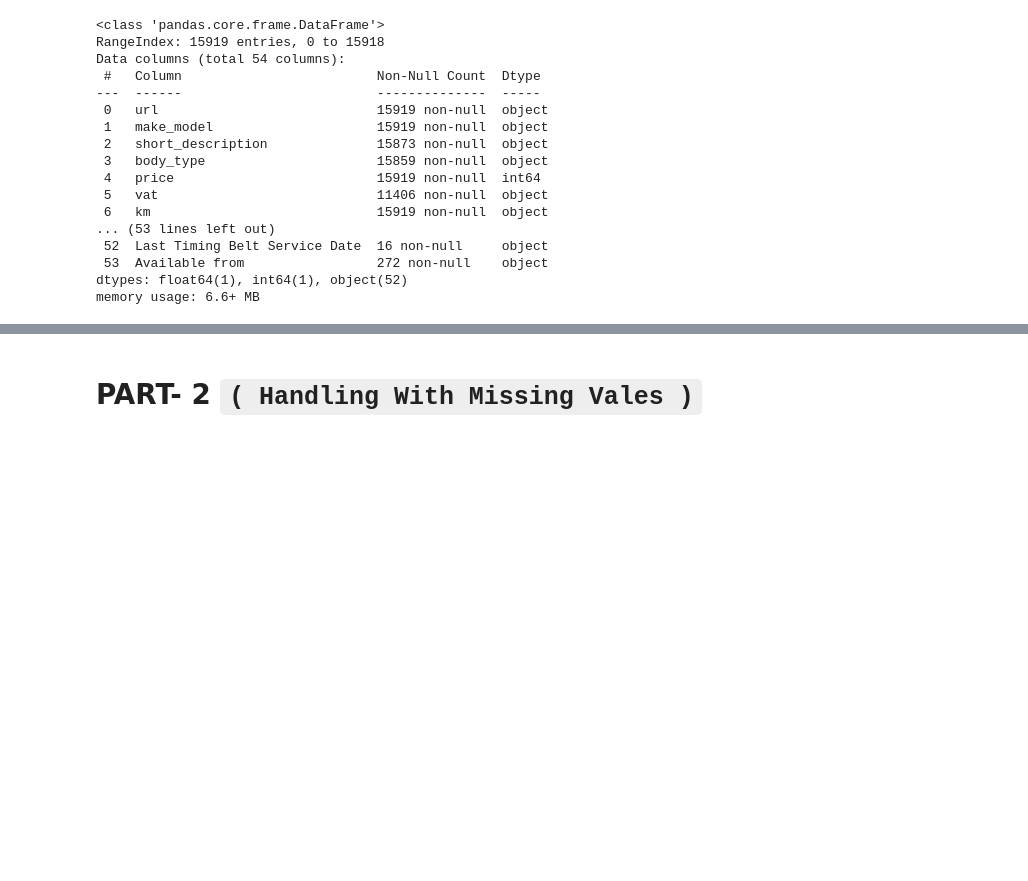
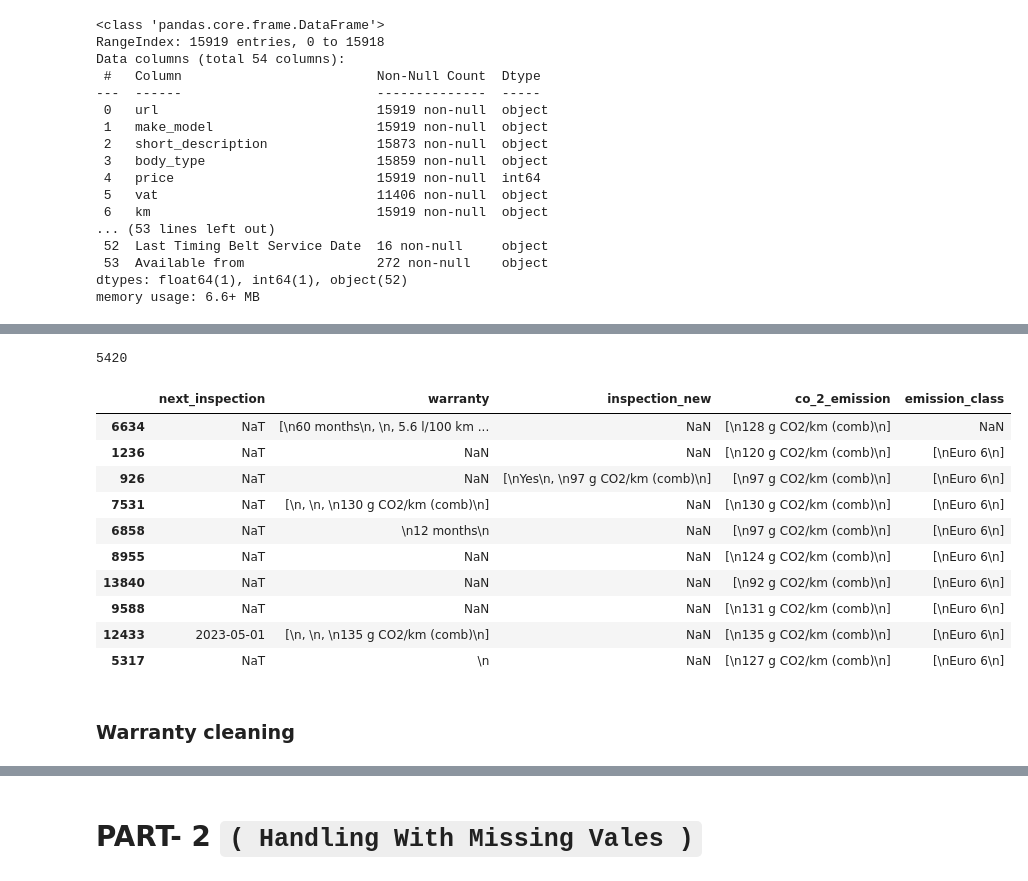
Before and after one commit to YusufSHub/DAwPython-Capstone-Project, a Jupyter notebook: DAwPy-Capstone_Project_(AutoScout)_D1124-Yusuf.ipynb, the cells around one changed output, grey strips where cells are left out. Saved outputs shown, nothing was run; the diff lists cells and outputs as text; code cells hidden in the pictures; blank space fills up the shorter version.

```diff
--- a/DAwPy-Capstone_Project_(AutoScout)_D1124-Yusuf.ipynb
+++ b/DAwPy-Capstone_Project_(AutoScout)_D1124-Yusuf.ipynb
@@ -91,0 +1264,5 @@ df["kW"].isna().count()
+# %%
+df["co_2_emission"] = [item[0] if type(item) == list else item for item in df["co_2_emission"]]
+# ## hepsini liste disina cikaracak4
+# %%
+df["co_2_emission"]= df["co_2_emission"].str.strip("\n")
@@ -91,0 +1312,20 @@ df["kW"].isna().count()
+# %%
+df['warranty'].isnull().sum()
+# %% [output]
+5420
+# %%
+df[["next_inspection","warranty","inspection_new", "co_2_emission", "emission_class"]].sample(10)
+# %% [output]
+|  | next_inspection | warranty | inspection_new | co_2_emission | emission_class |
+| 6634 | NaT | [\n60 months\n, \n, 5.6 l/100 km ... | NaN | [\n128 g CO2/km (comb)\n] | NaN |
+| 1236 | NaT | NaN | NaN | [\n120 g CO2/km (comb)\n] | [\nEuro 6\n] |
+| 926 | NaT | NaN | [\nYes\n, \n97 g CO2/km (comb)\n] | [\n97 g CO2/km (comb)\n] | [\nEuro 6\n] |
+| 7531 | NaT | [\n, \n, \n130 g CO2/km (comb)\n] | NaN | [\n130 g CO2/km (comb)\n] | [\nEuro 6\n] |
+| 6858 | NaT | \n12 months\n | NaN | [\n97 g CO2/km (comb)\n] | [\nEuro 6\n] |
+| 8955 | NaT | NaN | NaN | [\n124 g CO2/km (comb)\n] | [\nEuro 6\n] |
+| 13840 | NaT | NaN | NaN | [\n92 g CO2/km (comb)\n] | [\nEuro 6\n] |
+| 9588 | NaT | NaN | NaN | [\n131 g CO2/km (comb)\n] | [\nEuro 6\n] |
+| 12433 | 2023-05-01 | [\n, \n, \n135 g CO2/km (comb)\n] | NaN | [\n135 g CO2/km (comb)\n] | [\nEuro 6\n] |
+| 5317 | NaT | \n | NaN | [\n127 g CO2/km (comb)\n] | [\nEuro 6\n] |
+# %% [markdown]
+### Warranty cleaning
```
Also changed, not shown: parts of 260 cells of this notebook, 5 other files.
